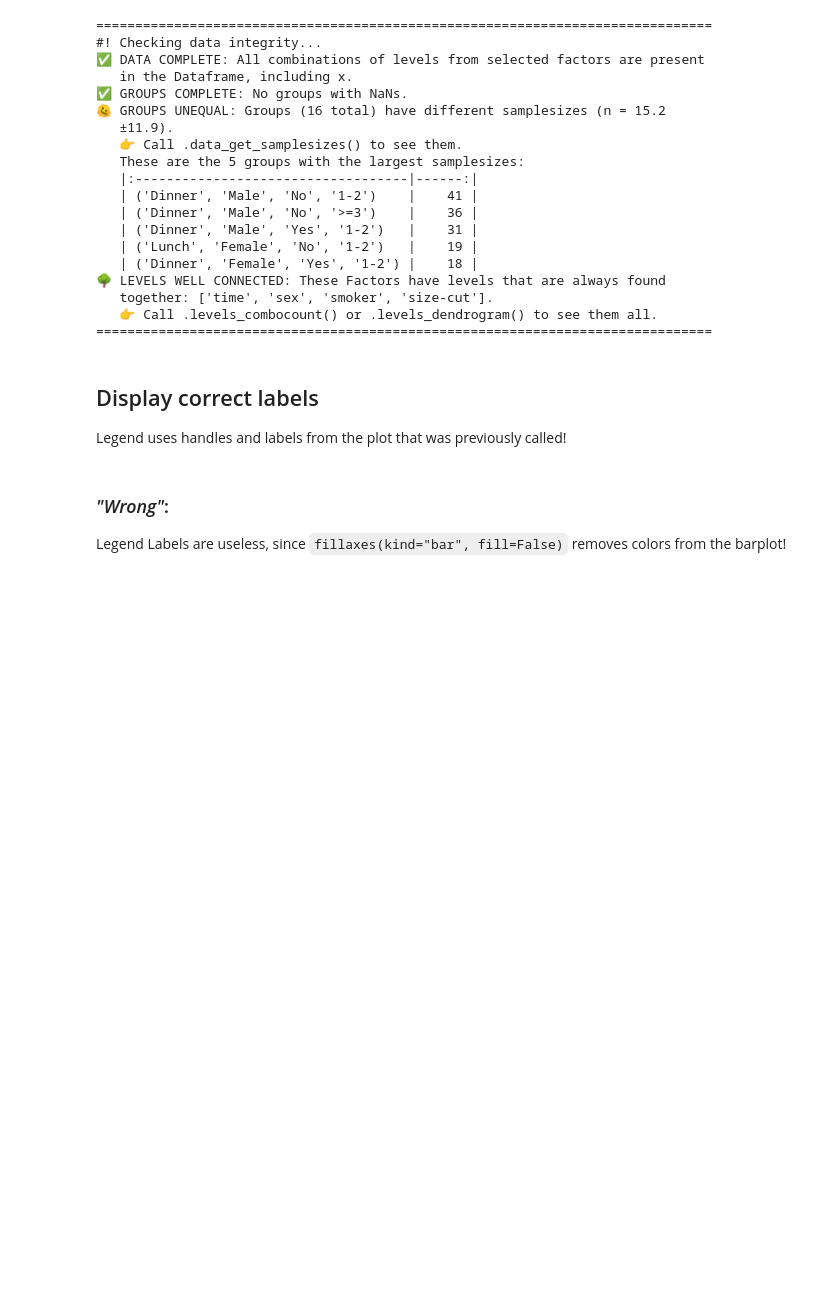
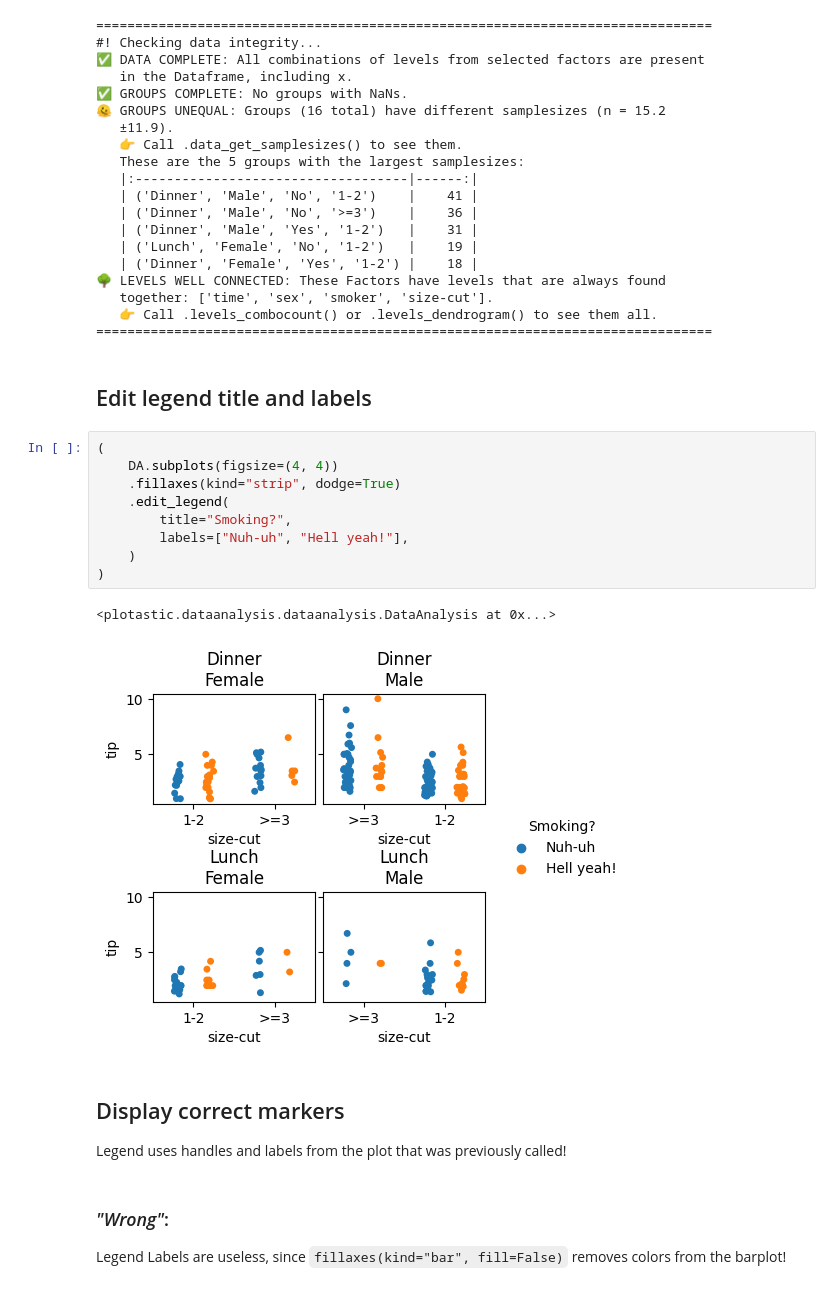
Before and after one commit to markur4/plotastic, a Jupyter notebook: HOW_TO_USE/plot_legend.ipynb, the cells around one changed output. Saved outputs shown, nothing was run; the diff lists cells and outputs as text; blank space fills up the shorter version.

```diff
--- a/HOW_TO_USE/plot_legend.ipynb
+++ b/HOW_TO_USE/plot_legend.ipynb
@@ -56,8 +56,22 @@ DA = plst.DataAnalysis(
    together: ['time', 'sex', 'smoker', 'size-cut'].
    👉 Call .levels_combocount() or .levels_dendrogram() to see them all.
 ===============================================================================
+# %% [markdown]
+## Edit legend title and labels
+# %%
+(
+    DA.subplots(figsize=(4, 4))
+    .fillaxes(kind="strip", dodge=True)
+    .edit_legend(
+        title="Smoking?",
+        labels=["Nuh-uh", "Hell yeah!"],
+    )
+)
+# %% [output]
+<plotastic.dataanalysis.dataanalysis.DataAnalysis at 0x...>
+[figure, added]
 # %% [markdown]
-## Display correct labels
+## Display correct markers
 Legend uses handles and labels from the plot that was previously called!
 # %% [markdown]
 ### *"Wrong"*:
```
Also changed, not shown: parts of 4 cells of this notebook, 4 other files.
